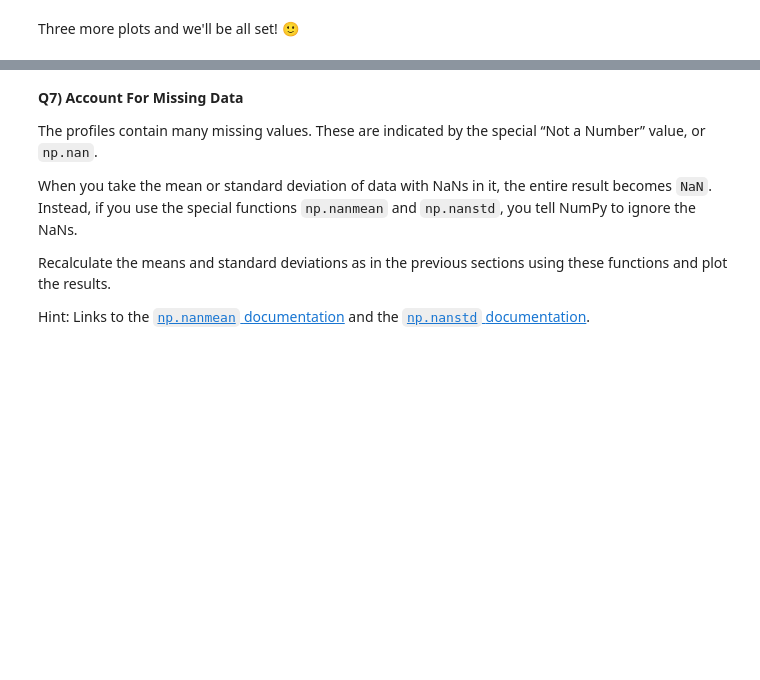
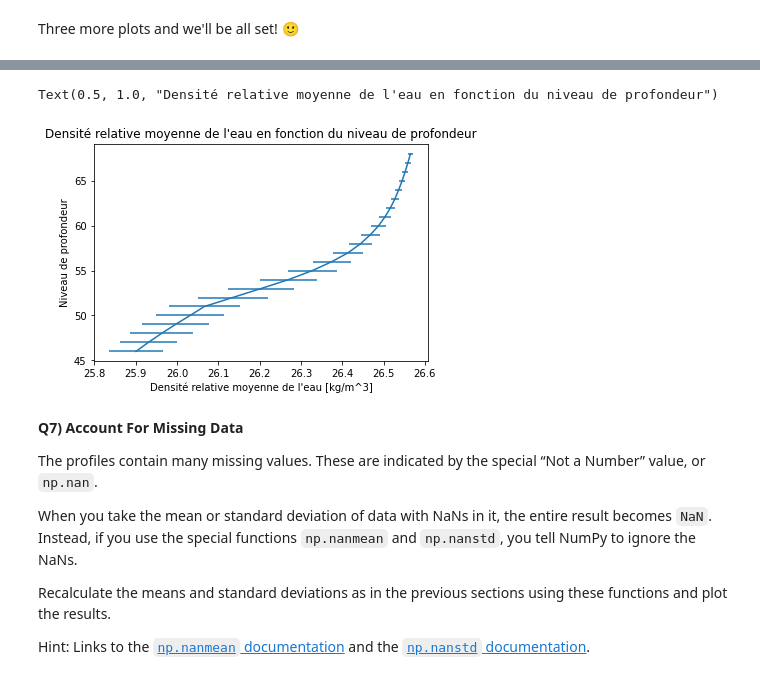
Before and after one commit to mrfabien/2022_Intro_Python, a Jupyter notebook: Exercises/W2_S1.ipynb, the cells around one changed output, grey strips where cells are left out. Saved outputs shown, nothing was run; the diff lists cells and outputs as text; code cells hidden in the pictures; blank space fills up the shorter version.

```diff
--- a/Exercises/W2_S1.ipynb
+++ b/Exercises/W2_S1.ipynb
@@ -321,3 +328,11 @@ Three more plots and we'll be all set! 🙂
+# %%
+plt.errorbar(relative_density_mean,level,xerr=relative_density_std)
+plt.xlabel("Densité relative moyenne de l'eau [kg/m^3]")
+plt.ylabel("Niveau de profondeur")
+plt.title("Densité relative moyenne de l'eau en fonction du niveau de profondeur")
+# %% [output]
+Text(0.5, 1.0, "Densité relative moyenne de l'eau en fonction du niveau de profondeur")
+[figure, added]
 # %% [markdown]
 **Q7) Account For Missing Data**
 
```
Also changed, not shown: parts of 14 cells of this notebook.
